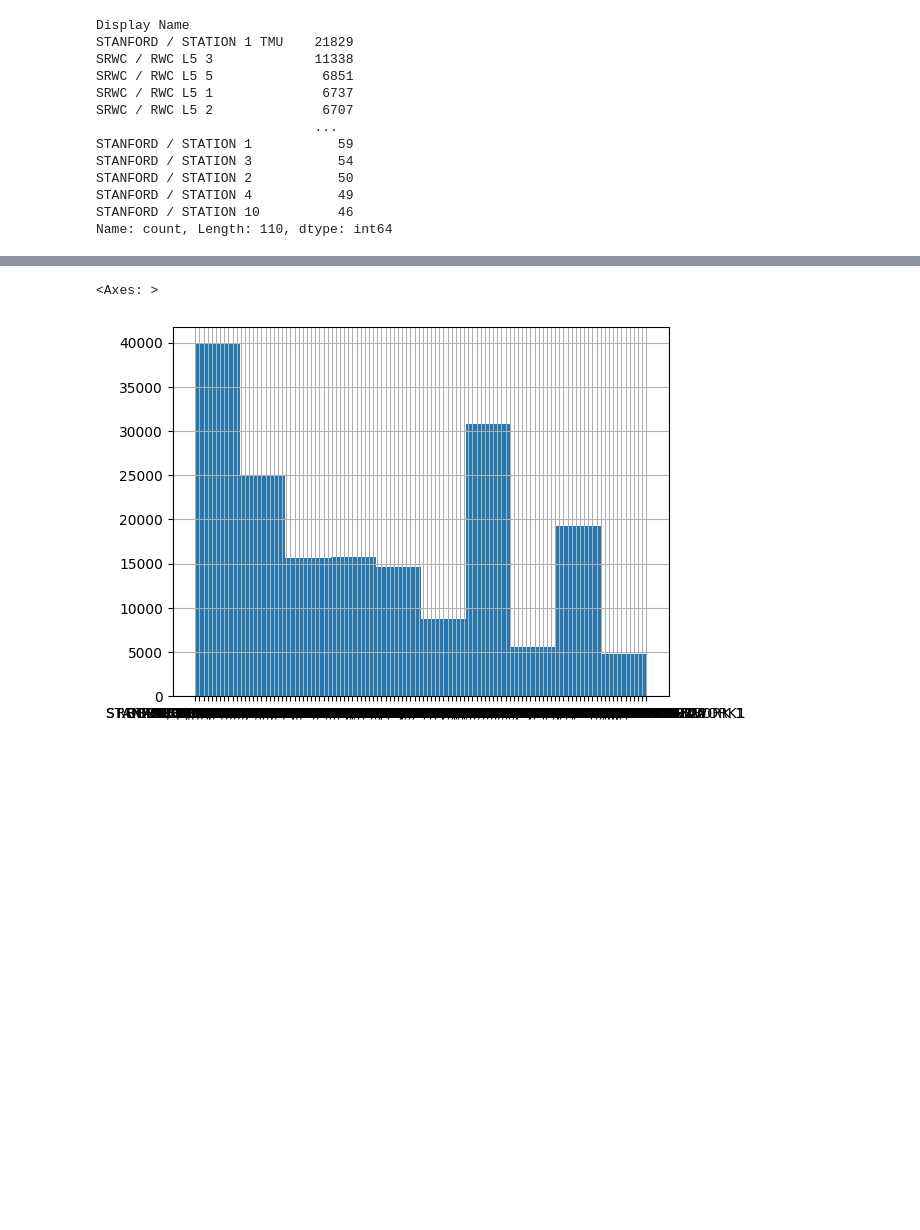
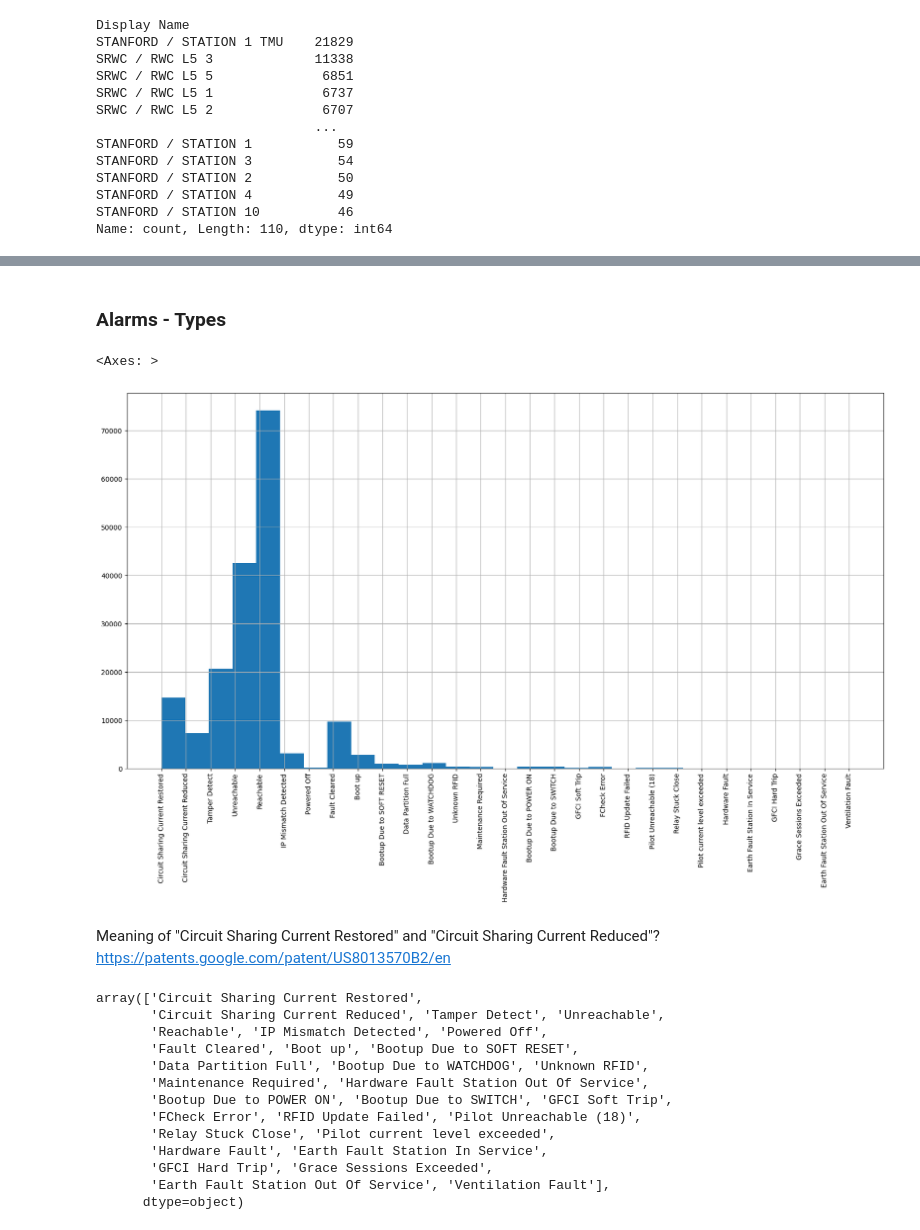
Before and after one commit to b-dagostino/charger-reliability, a Jupyter notebook: pilot.ipynb, the cells around one changed output, grey strips where cells are left out. Cells and saved outputs as stored; diff of their text form; code cells hidden in the pictures; blank space fills up the shorter version.

Commit message:
finalized pilot preliminary analysis with proxy uptime

```diff
--- a/pilot.ipynb
+++ b/pilot.ipynb
@@ -152,5 +262,27 @@ Name: count, Length: 110, dtype: int64
+# %% [markdown]
+### Alarms - Types
+# %%
+plt.figure(figsize=(20,10))
+df_alarms['Alarm Name'].hist(xrot=90,bins=df_alarms['Alarm Name'].nunique())
+# %% [output]
+<Axes: >
+[figure, added]
+# %% [markdown]
+Meaning of "Circuit Sharing Current Restored" and "Circuit Sharing Current Reduced"?
+https://patents.google.com/patent/US8013570B2/en
 # %%
-df_alarms['Display Name'].hist()
+df_alarms['Alarm Name'].unique()
 # %% [output]
-<Axes: >
+array(['Circuit Sharing Current Restored',
+       'Circuit Sharing Current Reduced', 'Tamper Detect', 'Unreachable',
+       'Reachable', 'IP Mismatch Detected', 'Powered Off',
+       'Fault Cleared', 'Boot up', 'Bootup Due to SOFT RESET',
+       'Data Partition Full', 'Bootup Due to WATCHDOG', 'Unknown RFID',
+       'Maintenance Required', 'Hardware Fault Station Out Of Service',
+       'Bootup Due to POWER ON', 'Bootup Due to SWITCH', 'GFCI Soft Trip',
+       'FCheck Error', 'RFID Update Failed', 'Pilot Unreachable (18)',
+       'Relay Stuck Close', 'Pilot current level exceeded',
+       'Hardware Fault', 'Earth Fault Station In Service',
+       'GFCI Hard Trip', 'Grace Sessions Exceeded',
+       'Earth Fault Station Out Of Service', 'Ventilation Fault'],
+      dtype=object)
-[figure, removed]
```
Also changed, not shown: parts of 33 cells of this notebook, 1 other file.
